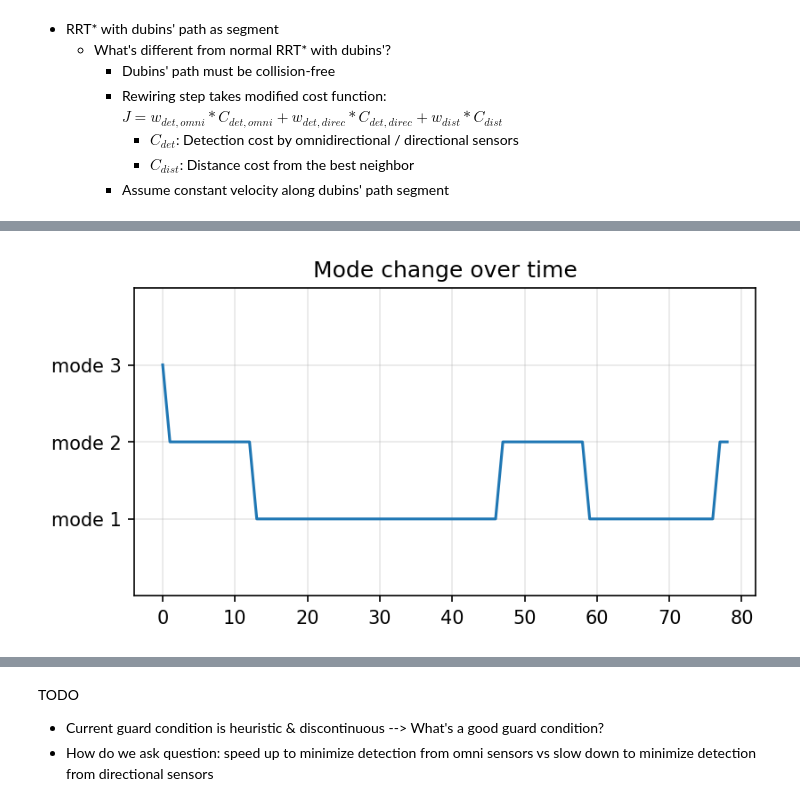
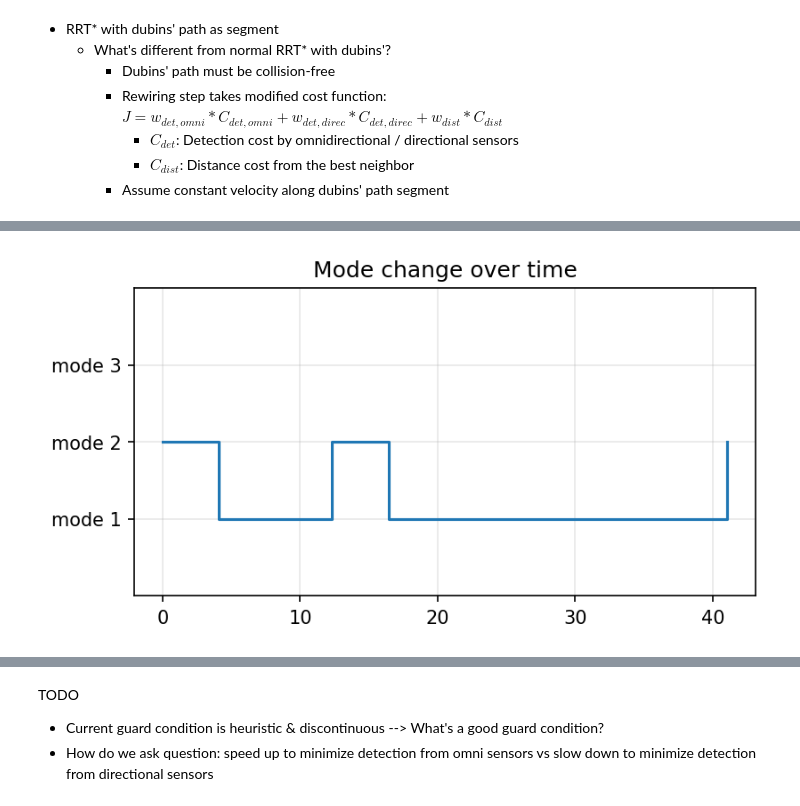
Before and after one commit to jeffersonkim97/Defender_Strategy, a Jupyter notebook: Hybrid_Model/dubins_rrtstar.ipynb, the cells around one changed output, grey strips where cells are left out. Drawn from its saved outputs; the diff is of its cells as text; code cells hidden in the pictures.

Commit message:
Dubins RRT updateD

```diff
--- a/Hybrid_Model/dubins_rrtstar.ipynb
+++ b/Hybrid_Model/dubins_rrtstar.ipynb
@@ -949,7 +1023,7 @@ def nearest_neighbor(qr, T, hybrid_model, cameras, radius, N):
         _, path, path_length = dubins_path(X1=q_candidate,
                                            X2=qr,
                                            r=hybrid_model['r_turn'][mode],
-                                           N=N)
+                                           N=N*5)
         if path_length < best_len:
             best_len = path_length
             best_path = path
@@ -1395,10 +1485,24 @@ def modified_dubin_rrt(X_start, X_goal, operation_map, hybrid_model, cameras, ma
 # %%
-Vertex, Edge, dubins_rrt_path, dubins_rrt_path_edge, dubins_rrt_idx, total_cost, q_rand_vec, q_near_vec, q_new_vec, mode_vec = modified_dubin_rrt(X_start=x0,
+if default:
+    print('-'*45)
+    print('Magos, we are executing default protocol')
+    Vertex, Edge, dubins_rrt_path, dubins_rrt_path_edge, dubins_rrt_idx, cost_vec, result = modified_dubin_rrt(X_start=x0,
                                                                                                             X_goal=xf,
                                                                                                             hybrid_model=hybrid_model_UAV,
-                                                                                                            cameras=cam_dict,
-                                                                                                            operation_map=map_in,
-                                                                                                            max_iter=int(1e3),
+                                                                                                            cameras=cam_dict_default,
+                                                                                                            operation_map=map_in_default,
+                                                                                                            max_iter=int(2e3),
                                                                                                             debug=True,
                                                                                                             detail=False)
+else:
+    print('-'*45)
+    print('Magos, we are executing input protocol')
+    Vertex, Edge, dubins_rrt_path, dubins_rrt_path_edge, dubins_rrt_idx, cost_vec, result = modified_dubin_rrt(X_start=x0,
+                                                                                                                X_goal=xf,
+                                                                                                                hybrid_model=hybrid_model_UAV,
+                                                                                                                cameras=cam_dict,
+                                                                                                                operation_map=map_in,
+                                                                                                                max_iter=int(2e3),
+                                                                                                                debug=True,
+                                                                                                                detail=False)
 # %% [output]
@@ -1419,3 +1523,13 @@ i =  11
 Binharic-Override := Permission_requested := Magos Kestrel_1311
 Convergence achieved.
 Tremble before the majesty of the Emperor, as we all walk in his immortal shadow
+# %%
+# Parse results
+q_rand_vec = result['qrand']
+q_near_vec = result['qnear']
+q_new_vec = result['qnew']
+mode_vec = result['mode']
+q_cost_vec = result['cost']
+
+total_cost = np.sum(cost_vec)
+print(total_cost)
@@ -1533,17 +1736,22 @@ if save_this:
 # %%
 # fig, ax = plt.subplots(figsize=(12,12), dpi=150)
 fig, ax = plt.subplots(figsize=(6,3), dpi=150)
-iteration = np.linspace(0,len(dubins_rrt_idx)-1, len(dubins_rrt_idx))
+# iteration = np.linspace(0,len(dubins_rrt_idx)-1, len(dubins_rrt_idx))
+iteration = np.linspace(dubins_rrt_path[0][3],
+                        dubins_rrt_path[-1][3],
+                        len(dubins_rrt_idx))
 dubins_rrt_mode = []
 for rrt_idx in dubins_rrt_idx:
     dubins_rrt_mode.append(mode_vec[rrt_idx])
-ax.plot(iteration, dubins_rrt_mode, '-')
+# ax.plot(iteration, dubins_rrt_mode, '-')
+ax.step(iteration, dubins_rrt_mode, where='post')
+# ax.axvline(x=iteration[-7], linestyle='--', color='r', alpha=0.4)
 ax.set_ylim(0, 4)
 plt.yticks([1, 2, 3], ['mode 1', 'mode 2', 'mode 3'])
 # ax.set_aspect("equal", adjustable="box")
 ax.grid(True, alpha=0.3)
 ax.set_title(f"Mode change over time")
 if save_this:
-    fig.savefig(timestamp+'_mode_change.apng', dpi=300, bbox_inches='tight')
+    fig.savefig(timestamp+'_mode_change.png', dpi=300, bbox_inches='tight')
 # %% [output]
-[figure, old version]
+[figure, new version]
```
Also changed, not shown: parts of 20 cells of this notebook, 12 other files.
